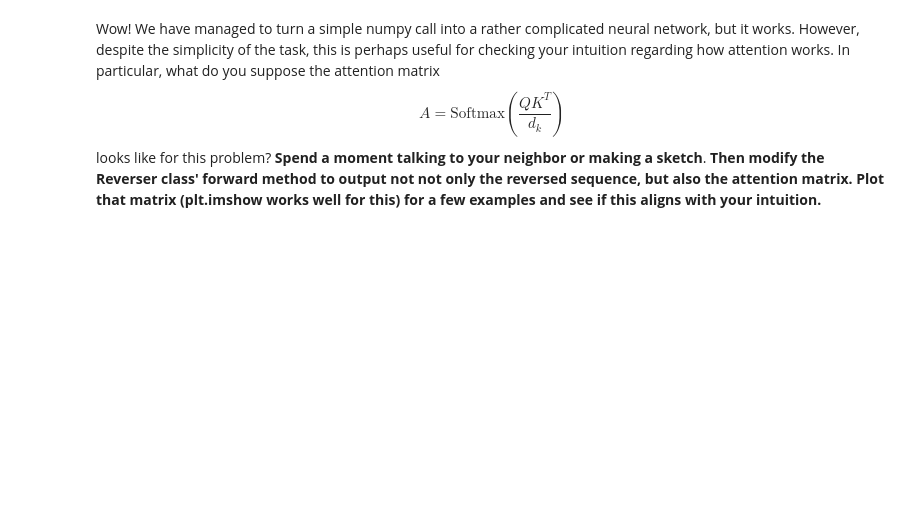
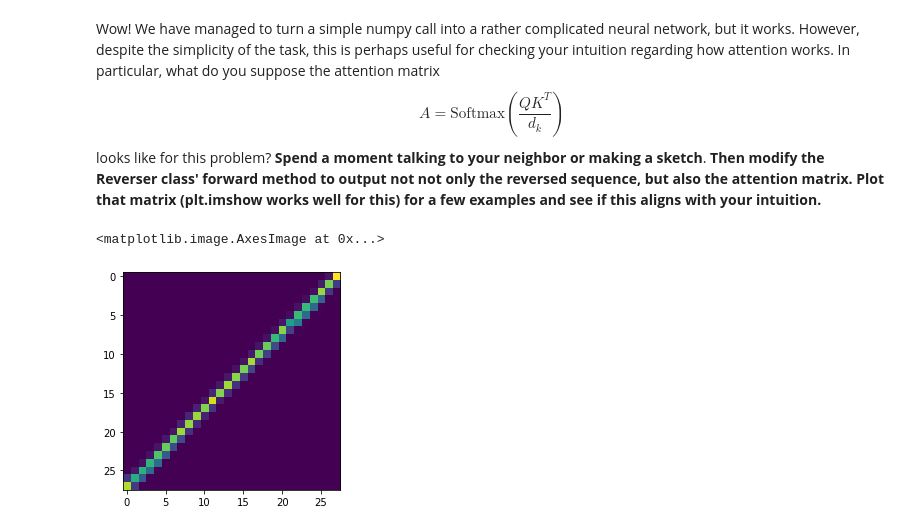
Before and after one commit to UMT-CSCI-591-Deep-Learning-2022/Week_7_Attention, a Jupyter notebook: ReverseNet.ipynb, the cells around one changed output. Saved outputs shown, nothing was run; the diff lists cells and outputs as text; code cells hidden in the pictures; blank space fills up the shorter version.

```diff
--- a/ReverseNet.ipynb
+++ b/ReverseNet.ipynb
@@ -119,10 +154,12 @@ for i in range(n_epochs):
         d_in = np.random.randint(20,30)
         v,v_reverse = generator(d_in)
 
-        v_reverse_predicted = reverser(v)
+        v_reverse_predicted, attention_matrix = reverser(v)
         loss += (((v_reverse_predicted - v_reverse )**2).mean())
 
     loss.backward()
     optimizer.step()
     if i%50==0:
         print(f"Iteration: {i}, Loss: {loss.item():.02f}")
+# adding a relu after the first hidden layer made a huge difference
+# loss was previously stuck at ~20 and gave poor results
@@ -139,3 +202,9 @@ $$
 A = \text{Softmax}\left(\frac{Q K^T}{d_k}\right)
 $$
 looks like for this problem?  **Spend a moment talking to your neighbor or making a sketch**.  **Then modify the Reverser class' forward method to output not not only the reversed sequence, but also the attention matrix.  Plot that matrix (plt.imshow works well for this) for a few examples and see if this aligns with your intuition.**
+# %%
+AM = attention_matrix.detach().numpy()
+plt.imshow(AM)
+# %% [output]
+<matplotlib.image.AxesImage at 0x...>
+[figure, added]
```
Also changed, not shown: parts of 6 cells of this notebook.
